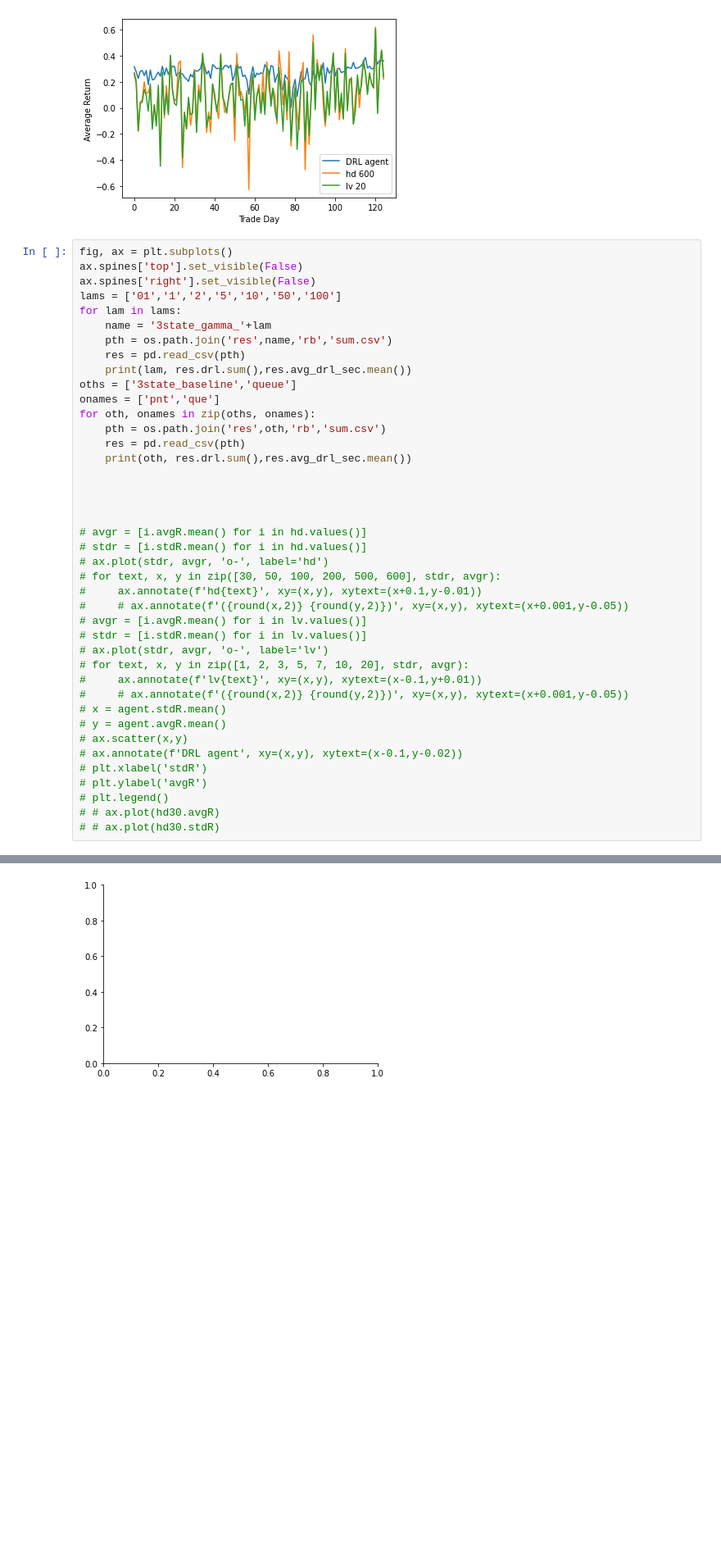
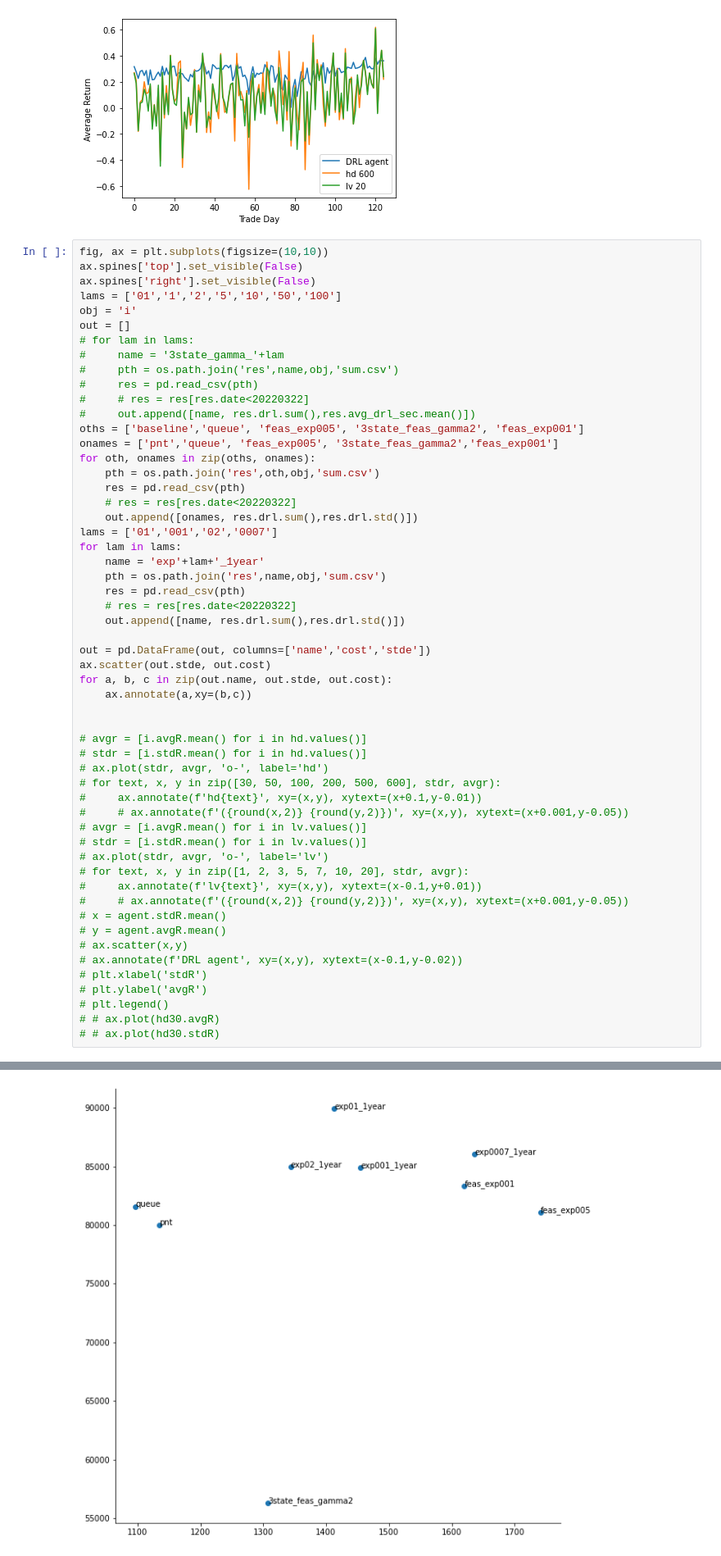
Before and after one commit to irides777/trader, a Jupyter notebook: pic.ipynb, the cells around one changed output, grey strips where cells are left out. Shown at 82% size. Drawn from its saved outputs; the diff is of its cells as text; blank space fills up the shorter version.

```diff
--- a/pic.ipynb
+++ b/pic.ipynb
@@ -139,23 +139,37 @@ plt.show()
 # %% [output]
 [figure]
 # %%
-fig, ax = plt.subplots()
+fig, ax = plt.subplots(figsize=(10,10))
 ax.spines['top'].set_visible(False)
 ax.spines['right'].set_visible(False)
 lams = ['01','1','2','5','10','50','100']
+obj = 'i'
+out = []
+# for lam in lams:
+#     name = '3state_gamma_'+lam
+#     pth = os.path.join('res',name,obj,'sum.csv')
+#     res = pd.read_csv(pth)
+#     # res = res[res.date<20220322]
+#     out.append([name, res.drl.sum(),res.avg_drl_sec.mean()])
+oths = ['baseline','queue', 'feas_exp005', '3state_feas_gamma2', 'feas_exp001']
+onames = ['pnt','queue', 'feas_exp005', '3state_feas_gamma2','feas_exp001']
+for oth, onames in zip(oths, onames):
+    pth = os.path.join('res',oth,obj,'sum.csv')
+    res = pd.read_csv(pth)
+    # res = res[res.date<20220322]
+    out.append([onames, res.drl.sum(),res.drl.std()])
+lams = ['01','001','02','0007']
 for lam in lams:
-    name = '3state_gamma_'+lam
-    pth = os.path.join('res',name,'rb','sum.csv')
+    name = 'exp'+lam+'_1year'
+    pth = os.path.join('res',name,obj,'sum.csv')
     res = pd.read_csv(pth)
-    print(lam, res.drl.sum(),res.avg_drl_sec.mean())
-oths = ['3state_baseline','queue']
-onames = ['pnt','que']
-for oth, onames in zip(oths, onames):
-    pth = os.path.join('res',oth,'rb','sum.csv')
-    res = pd.read_csv(pth)
-    print(oth, res.drl.sum(),res.avg_drl_sec.mean())
+    # res = res[res.date<20220322]
+    out.append([name, res.drl.sum(),res.drl.std()])
 
-
+out = pd.DataFrame(out, columns=['name','cost','stde'])
+ax.scatter(out.stde, out.cost)
+for a, b, c in zip(out.name, out.stde, out.cost):
+    ax.annotate(a,xy=(b,c))
 
 
 # avgr = [i.avgR.mean() for i in hd.values()]
@@ -192,4 +197,4 @@ queue 57575.0 11.813758580092369
-[figure, old version]
+[figure, new version]
 # %%
 fig, ax = plt.subplots()
 ax.spines['top'].set_visible(False)
```
Also changed, not shown: parts of 13 cells of this notebook, 13 other files.
